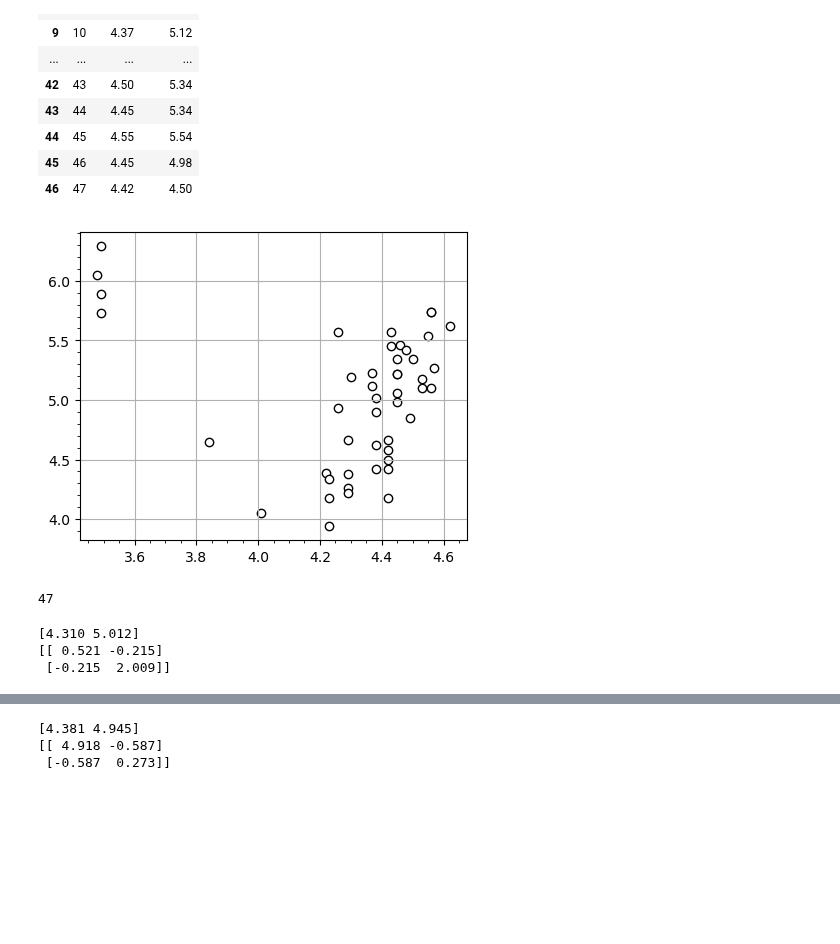
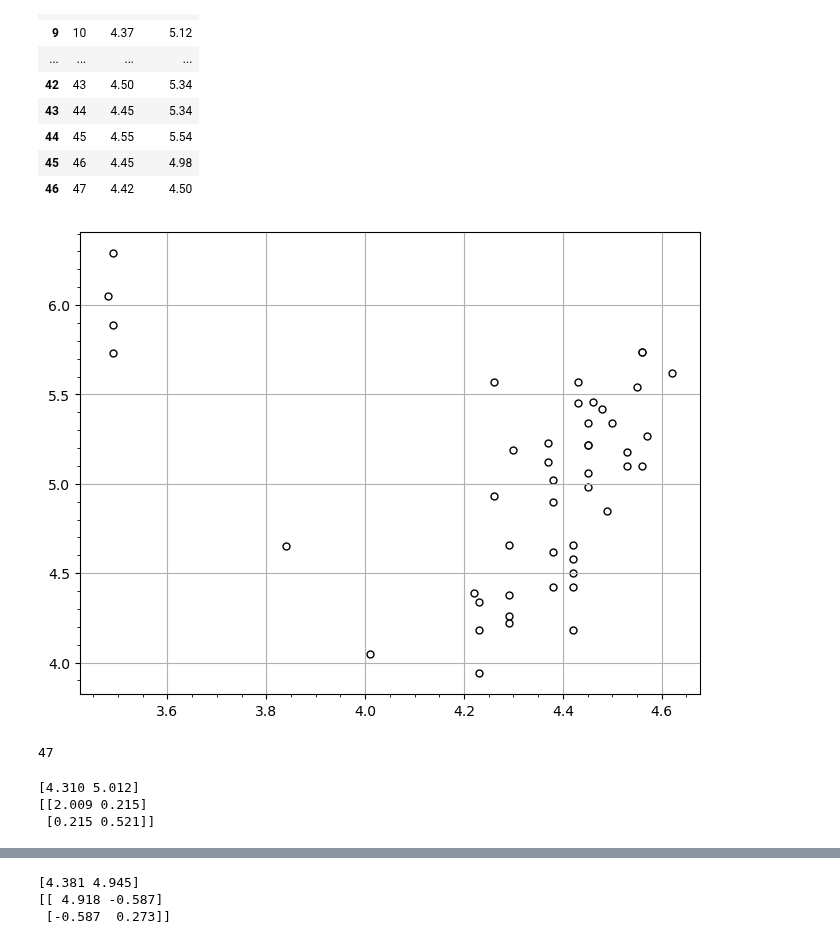
Before and after one commit to intellimath/mlgrad, a Jupyter notebook: examples/python_loc_scatter_starCYGs.ipynb, the cells around one changed output, grey strips where cells are left out. Saved outputs shown, nothing was run; the diff lists cells and outputs as text; code cells hidden in the pictures; blank space fills up the shorter version.

```diff
--- a/examples/python_loc_scatter_starCYGs.ipynb
+++ b/examples/python_loc_scatter_starCYGs.ipynb
@@ -36,13 +36,13 @@ Y = df["log.light"].values
 # X = np.log(X)
 # Y = np.log(Y)
 # %%
-plt.figure(figsize=(5.0, 4.0))
-plt.scatter(X, Y, s=36, c='w', edgecolors='k', linewidth=1.)
+plt.figure(figsize=(8.0, 6.0))
+plt.scatter(X, Y, s=25, c='w', edgecolors='k', linewidth=1.)
 plt.minorticks_on()
 plt.grid(1)
 plt.show()
 # %% [output]
-[figure, old version]
+[figure, new version]
 # %%
 XY = np.c_[X, Y]
 print(len(XY))
@@ -52,12 +52,13 @@ print(len(XY))
 c0 = pca.location(XY)
 S0 = pca.scatter_matrix(XY - c0)
 S0 = S0 / np.linalg.det(S0) ** (1/2)
+S0 = np.linalg.inv(S0)
 print(c0)
 print(S0)
 # %% [output]
 [4.310 5.012]
-[[ 0.521 -0.215]
- [-0.215  2.009]]
+[[2.009 0.215]
+ [0.215 0.521]]
 # %%
 XY0 = XY - c0
 D0 = np.sqrt([(xy @ S0) @ xy for xy in XY0])
```
Also changed, not shown: parts of 5 cells of this notebook, 6 other files.
